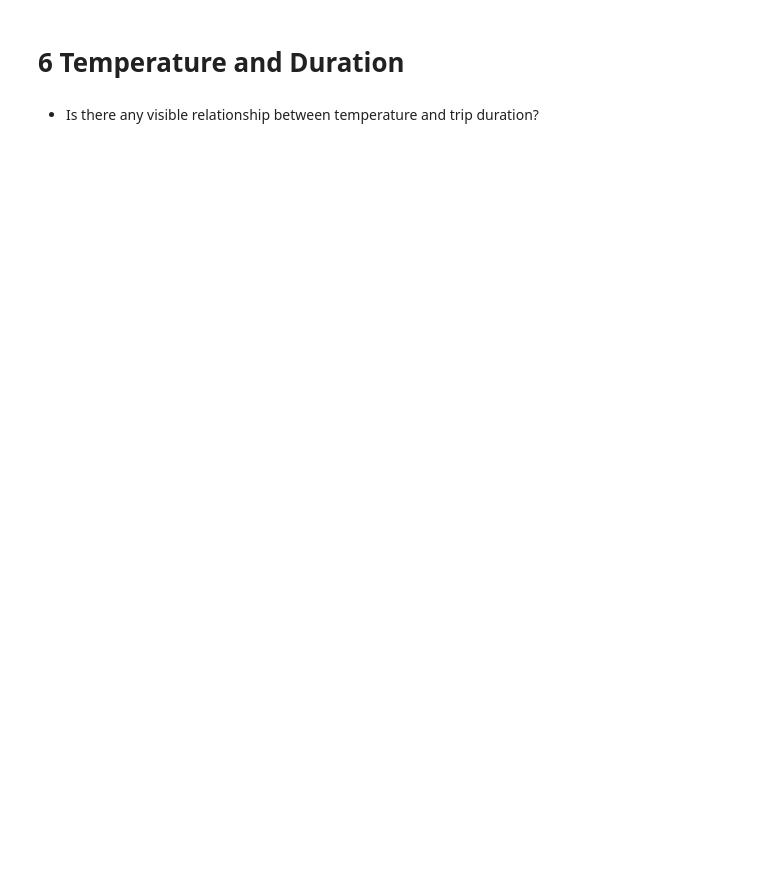
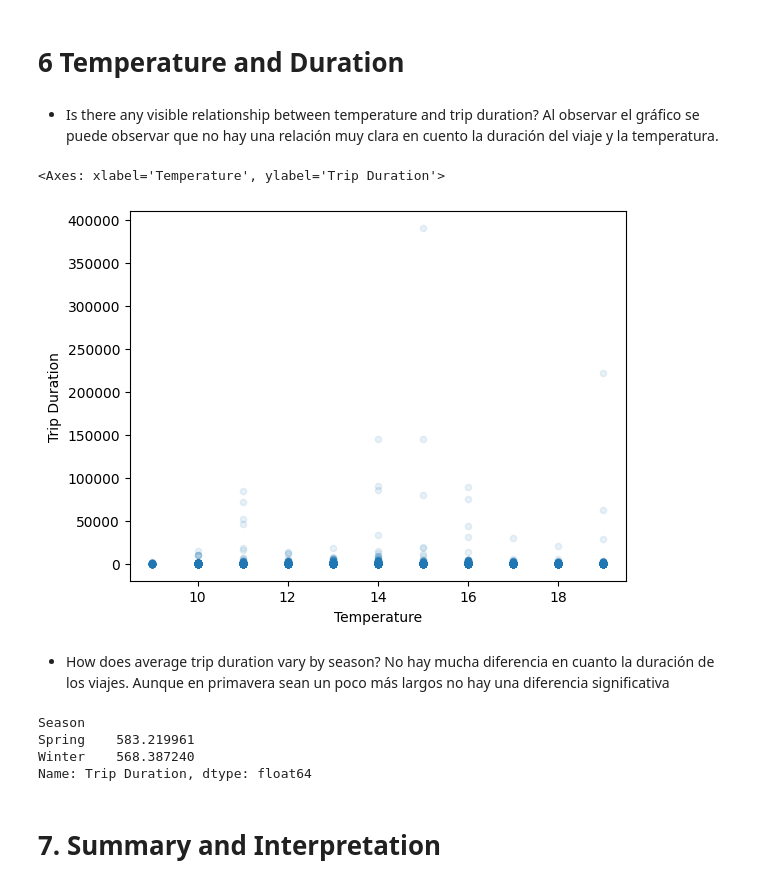
Before and after one commit to Karinabk28/cityBike, a Jupyter notebook: citybike.ipynb, the cells around one changed output. Cells and saved outputs as stored; diff of their text form; code cells hidden in the pictures; blank space fills up the shorter version.

```diff
--- a/citybike.ipynb
+++ b/citybike.ipynb
@@ -293,3 +293,21 @@ Estaciones que solo aparecen como fin:
 # 6 Temperature and Duration
 # %% [markdown]
 - Is there any visible relationship between temperature and trip duration?
+Al observar el gráfico se puede observar que no hay una relación muy clara en cuento la duración del viaje y la temperatura.
+# %%
+df.plot(kind='scatter', x='Temperature', y='Trip Duration', alpha=0.1)
+# %% [output]
+<Axes: xlabel='Temperature', ylabel='Trip Duration'>
+[figure, added]
+# %% [markdown]
+-  How does average trip duration vary by season?
+No hay mucha diferencia en cuanto la duración de los viajes. Aunque en primavera sean un poco más largos no hay una diferencia significativa
+# %%
+df.groupby('Season')['Trip Duration'].mean()
+# %% [output]
+Season
+Spring    583.219961
+Winter    568.387240
+Name: Trip Duration, dtype: float64
+# %% [markdown]
+# 7. Summary and Interpretation
```
Also changed, not shown: parts of 3 cells of this notebook.
